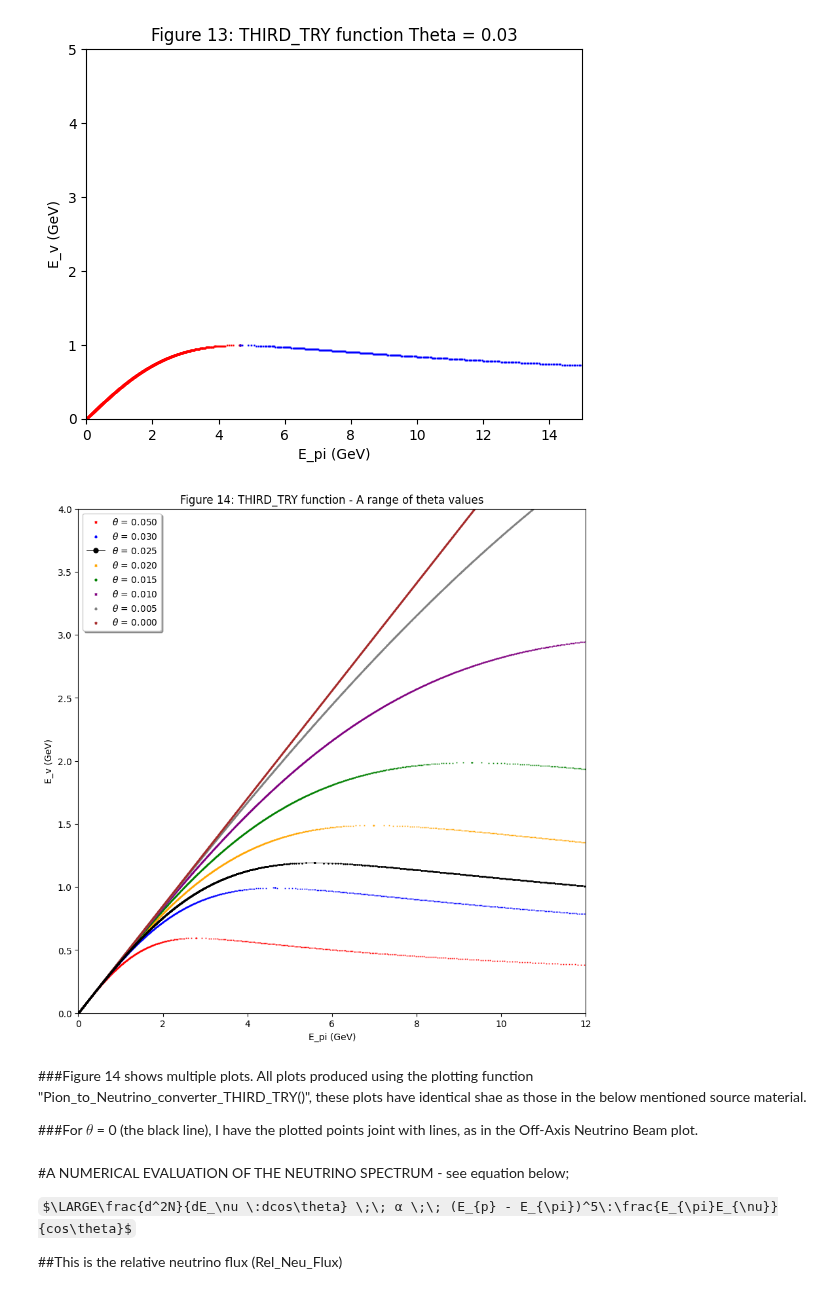
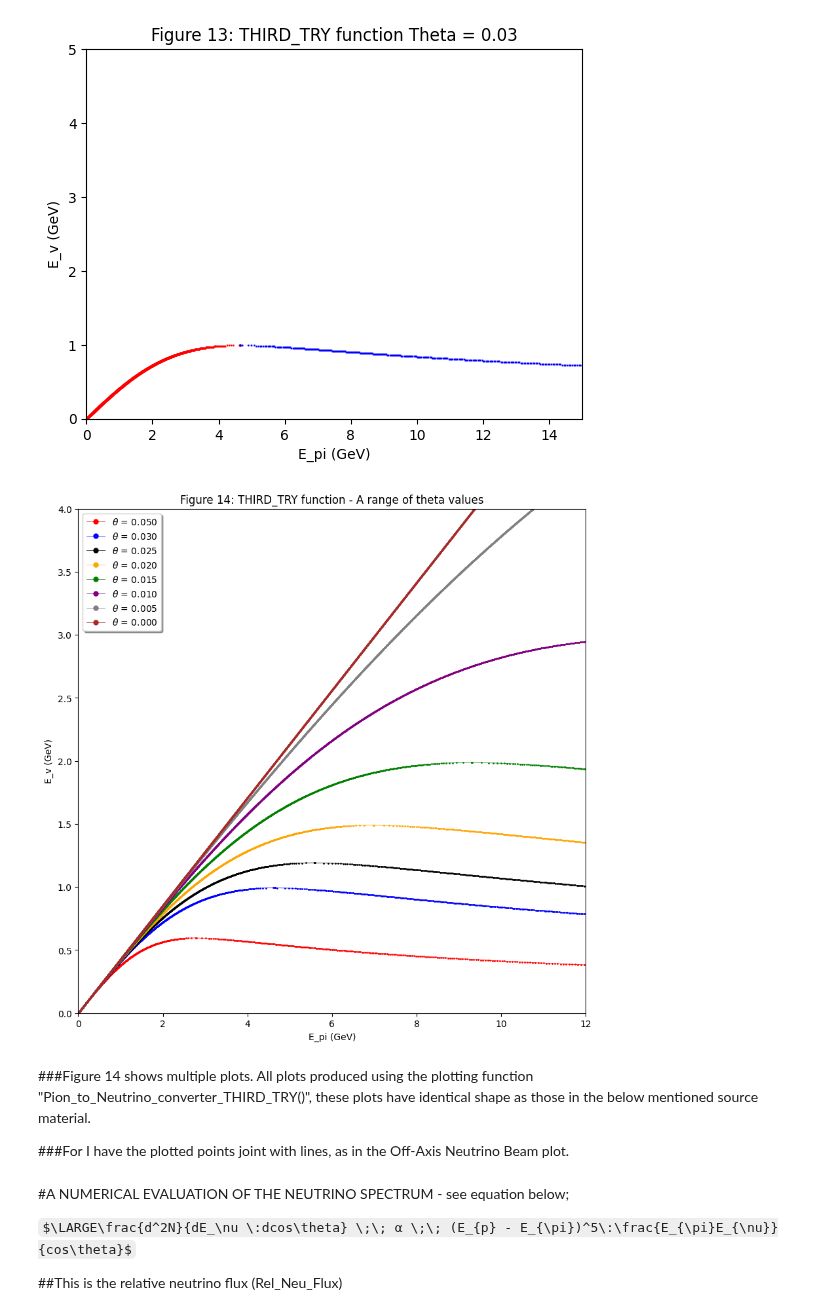
Before and after one commit to MrD0balina/Fourth-Year-Project---Neutrino-Oscillations, a Jupyter notebook: Defining_The_Plotting_Functions_Lists.ipynb, the cells around one changed output. Drawn from its saved outputs; the diff is of its cells as text; code cells hidden in the pictures; some formulas as TeX source.

```diff
--- a/Defining_The_Plotting_Functions_Lists.ipynb
+++ b/Defining_The_Plotting_Functions_Lists.ipynb
@@ -531,56 +531,77 @@ plt.show()
 # %%
 x_1 , x_2 , y_1, y_2 = Pion_to_Neutrino_converter_THIRD_TRY(theta = 0.05)
 plt.figure(figsize=(10, 10))
-plt.scatter( x_1 , y_1 , s = 0.2 , c = "r" , marker = "x" , label = r'$\theta$ = 0.050'  )
-plt.scatter( x_2 , y_2 , s = 0.2 , c = "r" , marker = "x" )
+plt.plot( x_1  , y_1 , "-o" , color = "r", linewidth = 0.5 , markersize = 1 , label = r'$\theta$ = 0.050'  )
+plt.plot( x_2  , y_2 , "-o" , color = "r", linewidth = 0.5 , markersize = 1 )
+
+#plt.scatter( x_1 , y_1 , s = 0.2 , c = "r" , marker = "x" , label = r'$\theta$ = 0.050'  )
+#plt.scatter( x_2 , y_2 , s = 0.2 , c = "r" , marker = "x" )
 
 x_1 , x_2 , y_1, y_2 = Pion_to_Neutrino_converter_THIRD_TRY(theta = 0.03)
-plt.scatter( x_1 , y_1 , s = 0.2 , c = "b" , marker = "x" , label = r'$\theta$ = 0.030' )
-plt.scatter( x_2 , y_2 , s = 0.2 , c = "b" , marker = "x" )
+plt.plot( x_1  , y_1 , "-o" , color = "b", linewidth = 0.5 , markersize = 1 , label = r'$\theta$ = 0.030'  )
+plt.plot( x_2  , y_2 , "-o" , color = "b", linewidth = 0.5 , markersize = 1 )
+
+#plt.scatter( x_1 , y_1 , s = 0.2 , c = "b" , marker = "x" , label = r'$\theta$ = 0.030' )
+#plt.scatter( x_2 , y_2 , s = 0.2 , c = "b" , marker = "x" )
 
 x_1 , x_2 , y_1, y_2 = Pion_to_Neutrino_converter_THIRD_TRY(theta = 0.025)
 plt.plot( x_1  , y_1 , "-o" , color = "black", linewidth = 0.5 , markersize = 1 , label = r'$\theta$ = 0.025'  )
 plt.plot( x_2 , y_2 , "-o" , color = "black", linewidth = 0.5 , markersize = 1  )
 
-# plt.scatter( x_1 , y_1 , s = 0.2 , c = "black" , marker = "x" )
-# plt.scatter( x_2 , y_2 , s = 0.2 , c = "black" , marker = "x" , label = r'$\theta$ = 0.025' )
+x_1 , x_2 , y_1, y_2 = Pion_to_Neutrino_converter_THIRD_TRY(theta = 0.02)
+plt.plot( x_1  , y_1 , "-o" , color = "orange", linewidth = 0.5 , markersize = 1 , label = r'$\theta$ = 0.020'  )
+plt.plot( x_2  , y_2 , "-o" , color = "orange", linewidth = 0.5 , markersize = 1 )
 
-x_1 , x_2 , y_1, y_2 = Pion_to_Neutrino_converter_THIRD_TRY(theta = 0.02)
-plt.scatter( x_1 , y_1 , s = 0.2 , c = "orange" , marker = "x" , label = r'$\theta$ = 0.020' )
-plt.scatter( x_2 , y_2 , s = 0.2 , c = "orange" , marker = "x" )
+# plt.scatter( x_1 , y_1 , s = 0.2 , c = "orange" , marker = "x" , label = r'$\theta$ = 0.020' )
+# plt.scatter( x_2 , y_2 , s = 0.2 , c = "orange" , marker = "x" )
+
 
 x_1 , x_2 , y_1, y_2 = Pion_to_Neutrino_converter_THIRD_TRY(theta = 0.015)
-plt.scatter( x_1 , y_1 , s = 0.2 , c = "green" , marker = "x" , label = r'$\theta$ = 0.015' )
-plt.scatter( x_2 , y_2 , s = 0.2 , c = "green" , marker = "x" )
+plt.plot( x_1  , y_1 , "-o" , color = "green", linewidth = 0.5 , markersize = 1 , label = r'$\theta$ = 0.015'  )
+plt.plot( x_2  , y_2 , "-o" , color = "green", linewidth = 0.5 , markersize = 1 )
+
+# plt.scatter( x_1 , y_1 , s = 0.2 , c = "green" , marker = "x" , label = r'$\theta$ = 0.015' )
+# plt.scatter( x_2 , y_2 , s = 0.2 , c = "green" , marker = "x" )
+
 
 x_1 , x_2 , y_1, y_2 = Pion_to_Neutrino_converter_THIRD_TRY(theta = 0.01)
-plt.scatter( x_1 , y_1 , s = 0.2 , c = "purple" , marker = "x" , label = r'$\theta$ = 0.010' )
-plt.scatter( x_2 , y_2 , s = 0.2 , c = "purple" , marker = "x" )
+plt.plot( x_1  , y_1 , "-o" , color = "purple", linewidth = 0.5 , markersize = 1 , label = r'$\theta$ = 0.010'  )
+plt.plot( x_2  , y_2 , "-o" , color = "purple", linewidth = 0.5 , markersize = 1 )
+
+#plt.scatter( x_1 , y_1 , s = 0.2 , c = "purple" , marker = "x" , label = r'$\theta$ = 0.010' )
+#plt.scatter( x_2 , y_2 , s = 0.2 , c = "purple" , marker = "x" )
 
 x_1 , x_2 , y_1, y_2 = Pion_to_Neutrino_converter_THIRD_TRY(theta = 0.005)
-plt.scatter( x_1 , y_1 , s = 0.2 , c = "gray" , marker = "x" , label = r'$\theta$ = 0.005' )
-plt.scatter( x_2 , y_2 , s = 0.2 , c = "gray" , marker = "x" )
+plt.plot( x_1  , y_1 , "-o" , color = "gray", linewidth = 0.5 , markersize = 1 , label = r'$\theta$ = 0.005'  )
+plt.plot( x_2  , y_2 , "-o" , color = "gray", linewidth = 0.5 , markersize = 1   )
+
+# plt.scatter( x_1 , y_1 , s = 0.2 , c = "gray" , marker = "x" , label = r'$\theta$ = 0.005' )
+# plt.scatter( x_2 , y_2 , s = 0.2 , c = "gray" , marker = "x" )
 
 x_1 , x_2 , y_1, y_2 = Pion_to_Neutrino_converter_THIRD_TRY(theta = 0)
-plt.scatter( x_1 , y_1 , s = 0.2 , c = "brown" , marker = "x" , label = r'$\theta$ = 0.000' )
-plt.scatter( x_2 , y_2 , s = 0.2 , c = "brown" , marker = "x" )
+plt.plot( x_1  , y_1 , "-o" , color = "brown", linewidth = 0.5 , markersize = 1 , label = r'$\theta$ = 0.000'  )
+plt.plot( x_2  , y_2 , "-o" , color = "brown", linewidth = 0.5 , markersize = 1 )
+
+
+# plt.scatter( x_1 , y_1 , s = 0.2 , c = "brown" , marker = "x" , label = r'$\theta$ = 0.000' )
+# plt.scatter( x_2 , y_2 , s = 0.2 , c = "brown" , marker = "x" )
 
 r'$\lambda$'
 
 plt.title("Figure 14: THIRD_TRY function - A range of theta values")
 plt.xlabel("E_pi (GeV)")
 plt.ylabel("E_v (GeV)")
 plt.legend(scatterpoints = 1 , markerscale = 5 , shadow = True , fancybox = True)
 plt.xlim(0, 12)
 plt.ylim(0, 4 )
 
 plt.show()
 # %% [output]
-[figure, old version]
+[figure, new version]
 # %% [markdown]
-###Figure 14 shows multiple plots.  All plots produced using the plotting function "Pion_to_Neutrino_converter_THIRD_TRY()", these plots have identical shae as those in the below mentioned source material.
+###Figure 14 shows multiple plots.  All plots produced using the plotting function "Pion_to_Neutrino_converter_THIRD_TRY()", these plots have identical shape as those in the below mentioned source material.
 
-###For $\theta$ = 0 (the black line), I have the plotted points joint with lines, as in the Off-Axis Neutrino Beam plot.
+###For I have the plotted points joint with lines, as in the Off-Axis Neutrino Beam plot.
 # %% [markdown]
 #A NUMERICAL EVALUATION OF THE NEUTRINO SPECTRUM - see equation below;
 
```
Also changed, not shown: parts of 9 cells of this notebook.
